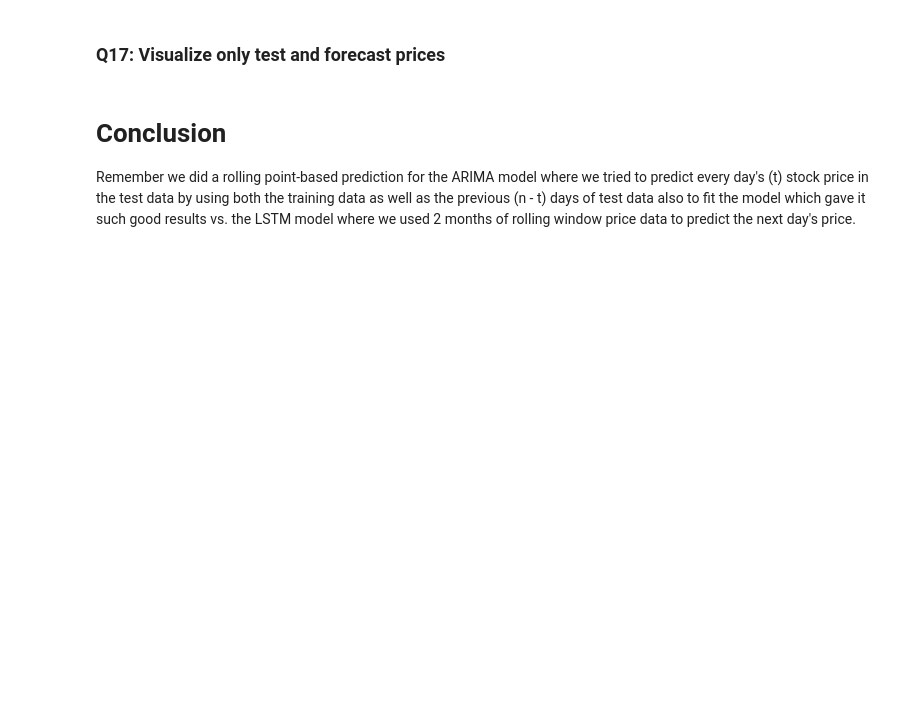
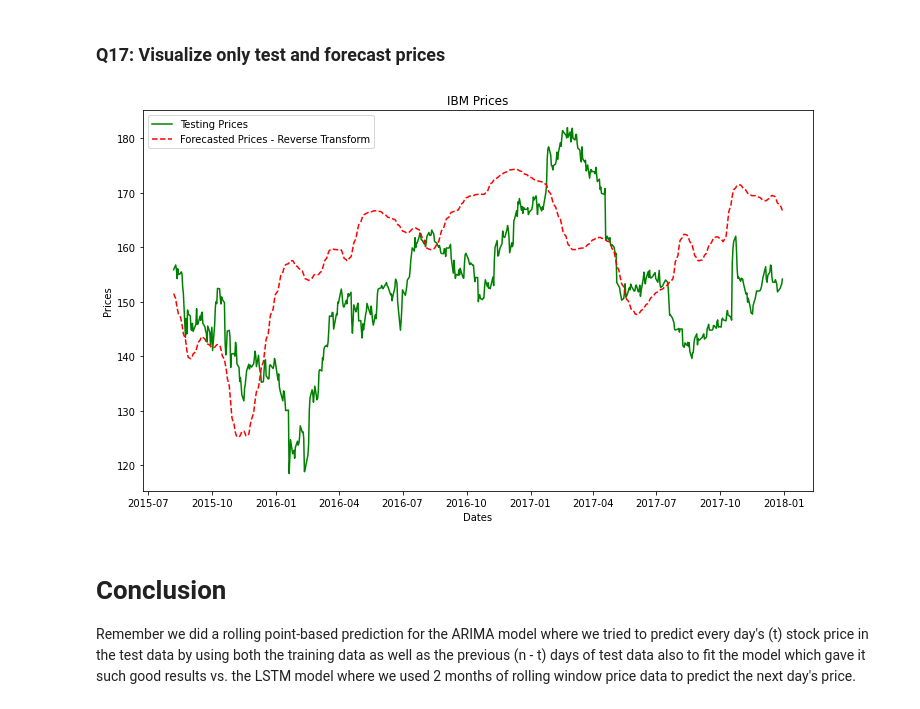
Before and after one commit to dantohe/Springboard, a Jupyter notebook: timeseries/mec-18.5.1-time-series-analysis-mini-project/Mini_Project_Time_Series_Forecasting.ipynb, the cells around one changed output. Drawn from its saved outputs; the diff is of its cells as text; code cells hidden in the pictures; blank space fills up the shorter version.

Commit message:
ARIMATime Series Forecasting with Deep Learning

```diff
--- a/timeseries/mec-18.5.1-time-series-analysis-mini-project/Mini_Project_Time_Series_Forecasting.ipynb
+++ b/timeseries/mec-18.5.1-time-series-analysis-mini-project/Mini_Project_Time_Series_Forecasting.ipynb
@@ -632,12 +640,13 @@ regressor.add(LSTM(units=64, return_sequences=True, input_shape=(X_train.shape[1
 regressor.add(Dropout(0.2))
 
 # Second LSTM layer
-<YOUR CODE HERE>
+regressor.add(LSTM(units = 64, return_sequences = True))
+regressor.add(Dropout(rate = 0.2))
 
 # The output layer
-<YOUR CODE HERE>
+regressor.add(LSTM(units = 1, return_sequences=False))
 
 # Compiling the RNN - optimizer(rmsprop)and loss(mean squared error)
-<YOUR CODE HERE>
+regressor.compile(optimizer = 'rmsprop', loss = 'mean_squared_error')
 
 regressor.summary()
@@ -657,6 +704,6 @@ Thus, the following steps have been performed so first 60 entires of test set ha
 # %% [markdown]
 ### Q14: Get the last 60 records from train_series
 # %%
-train_last60 = <YOUR CODE HERE>
+train_last60 = train_series[len(train_series)-len(train_series)- 60: ].values
 print(train_last60.shape)
 assert train_last60.shape == (60,), ("Oops! There is a data dimension mismatch error. Hint: Slice the last 60 records from train_series")
@@ -667,6 +718,9 @@ test_series.shape
 
 Hint: Check pandas __`concat()`__
 # %%
-new_test_series =  <YOUR CODE HERE>
+new_test_series =  pd.concat([test_series, pd.Series(train_last60)])
 print(new_test_series.shape)
 assert new_test_series.shape == (664,), ("Oops! There is a data dimension mismatch error. Hint: Use pandas concat with the right axis parameter")
+
+# type(test_series)
+# type(train_last60)
@@ -679,3 +733,6 @@ test_set_scaled = <YOUR CODE HERE>
+# %%
+test_set_scaled = sc.fit_transform(new_test_series[0:].values.reshape(-1,1))
+# test_set_scaled = sc.fit_transform(new_test_series)
 # %% [markdown]
 ### Prepare Test dataset Windows of 60  days each
 # %%
@@ -719,5 +786,15 @@ plt.legend();
 # %% [markdown]
 ### Q17: Visualize only test and forecast prices
+# %%
+plt.figure(figsize=(12,7))
+plt.title('IBM Prices')
+plt.xlabel('Dates')
+plt.ylabel('Prices')
+plt.plot(test_series, color='green', label='Testing Prices')
+plt.plot(predicted_stock_price_revtrans_series, color='red', linestyle='--', label='Forecasted Prices - Reverse Transform')
+plt.legend();
+# %% [output]
+[figure, added]
 # %% [markdown]
 # Conclusion
 
```
Also changed, not shown: parts of 14 cells of this notebook.
